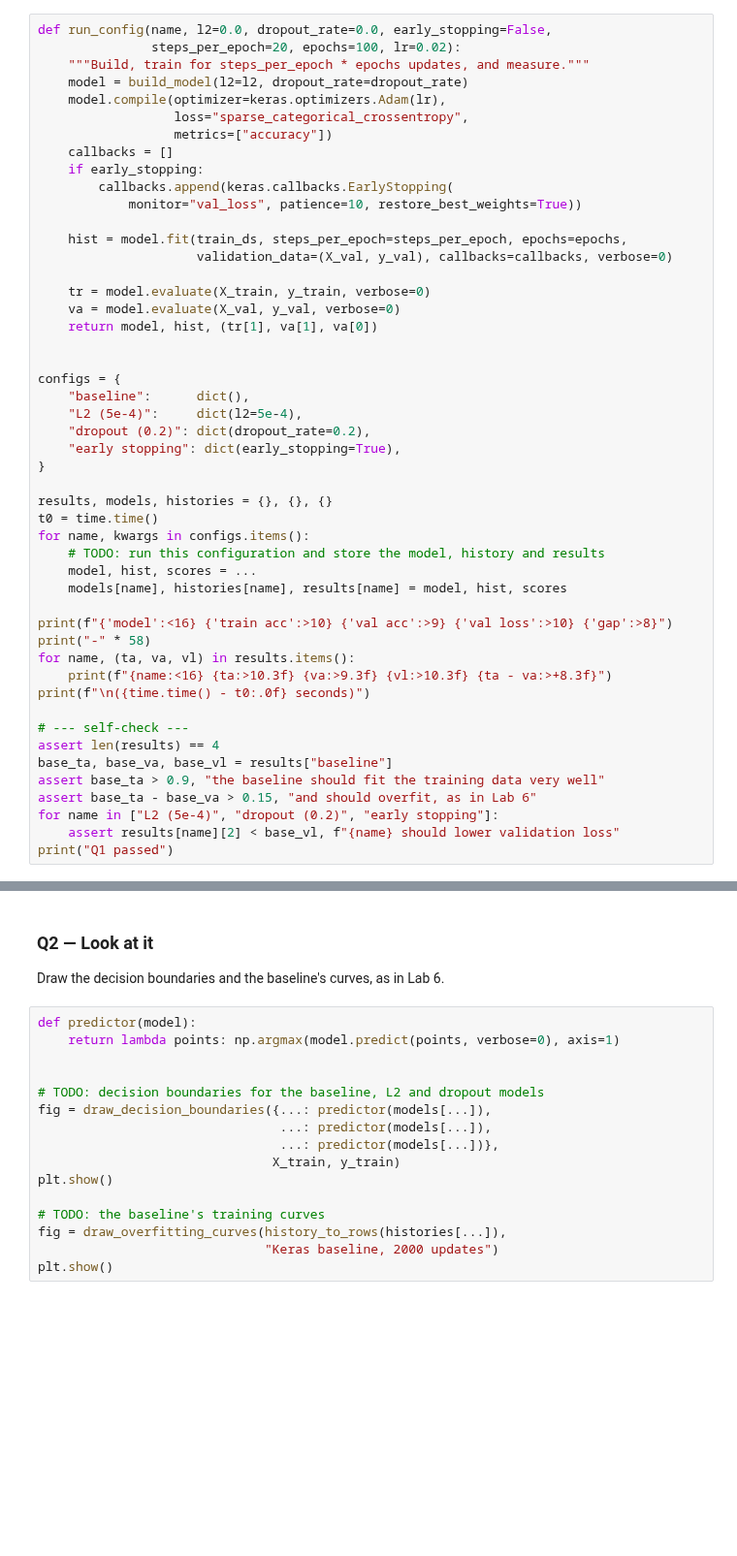
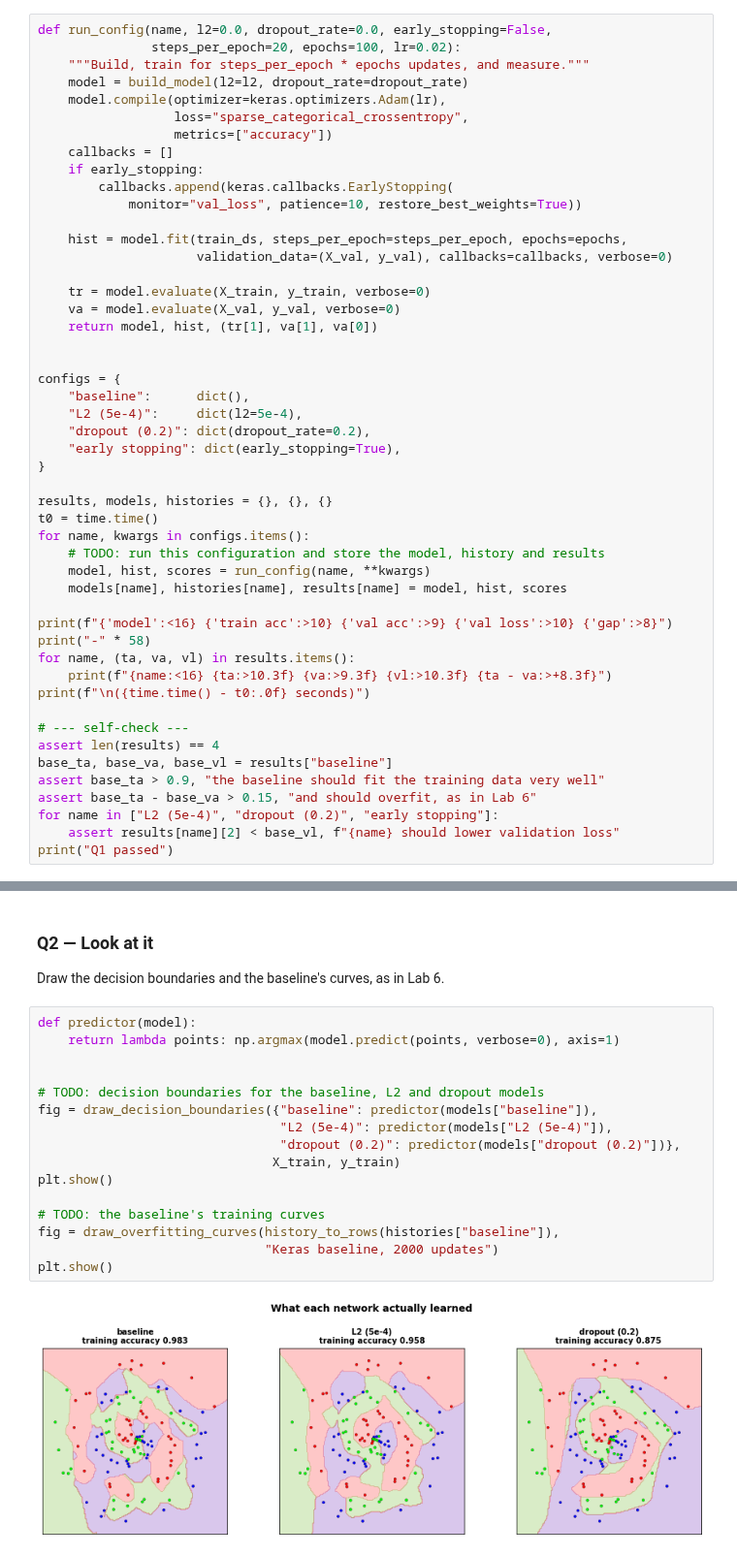
Before and after one commit to Ephab/dl-uni, a Jupyter notebook: lab07/lab07.ipynb, the cells around one changed output, grey strips where cells are left out. Shown at 97% size. Saved outputs shown, nothing was run; the diff lists cells and outputs as text; blank space fills up the shorter version.

```diff
--- a/lab07/lab07.ipynb
+++ b/lab07/lab07.ipynb
@@ -496,7 +569,7 @@ results, models, histories = {}, {}, {}
 t0 = time.time()
 for name, kwargs in configs.items():
     # TODO: run this configuration and store the model, history and results
-    model, hist, scores = ...
+    model, hist, scores = run_config(name, **kwargs)
     models[name], histories[name], results[name] = model, hist, scores
 
 print(f"{'model':<16} {'train acc':>10} {'val acc':>9} {'val loss':>10} {'gap':>8}")
@@ -520,16 +603,18 @@ Draw the decision boundaries and the baseline's curves, as in Lab 6.
 # %%
 def predictor(model):
     return lambda points: np.argmax(model.predict(points, verbose=0), axis=1)
 
 
 # TODO: decision boundaries for the baseline, L2 and dropout models
-fig = draw_decision_boundaries({...: predictor(models[...]),
-                                ...: predictor(models[...]),
-                                ...: predictor(models[...])},
+fig = draw_decision_boundaries({"baseline": predictor(models["baseline"]),
+                                "L2 (5e-4)": predictor(models["L2 (5e-4)"]),
+                                "dropout (0.2)": predictor(models["dropout (0.2)"])},
                                X_train, y_train)
 plt.show()
 
 # TODO: the baseline's training curves
-fig = draw_overfitting_curves(history_to_rows(histories[...]),
+fig = draw_overfitting_curves(history_to_rows(histories["baseline"]),
                               "Keras baseline, 2000 updates")
 plt.show()
+# %% [output]
+[figure, added]
```
Also changed, not shown: parts of 11 cells of this notebook.
